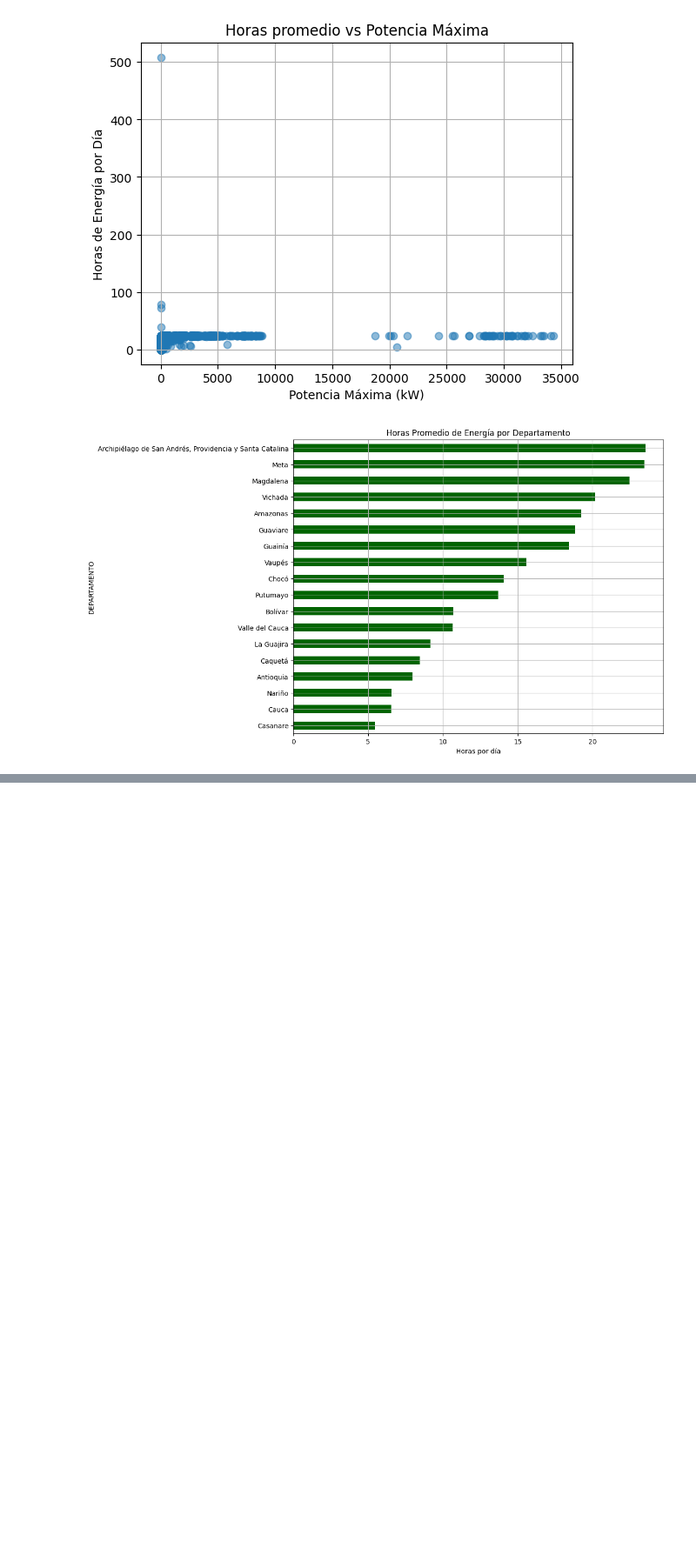
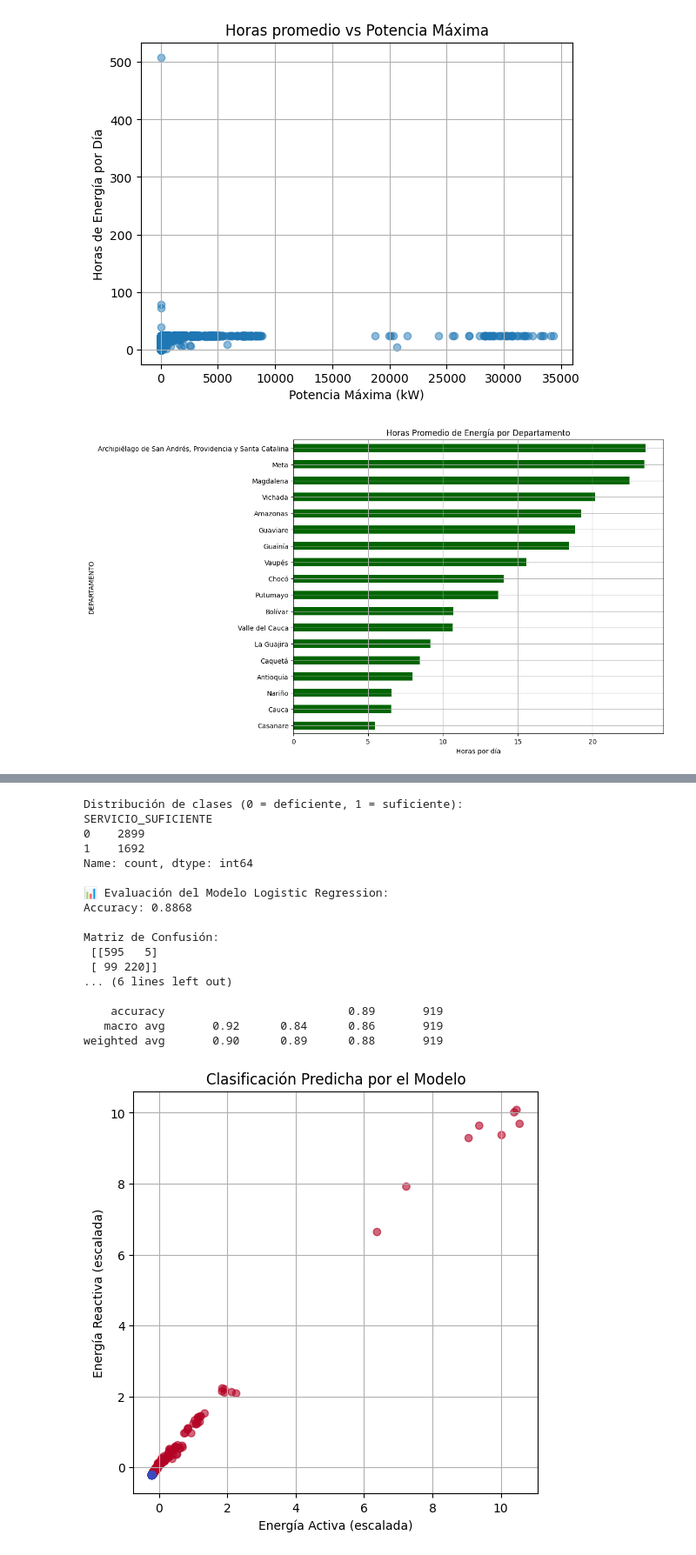
Before and after one commit to sebasflorezo/Proyecto-IA-Grupo-2, a Jupyter notebook: notebooks/Practica_Proyecto.ipynb, the cells around one changed output, grey strips where cells are left out. Shown: that part at 87% size. Saved outputs shown, nothing was run; the diff lists cells and outputs as text; code cells hidden in the pictures; blank space fills up the shorter version.

```diff
--- a/notebooks/Practica_Proyecto.ipynb
+++ b/notebooks/Practica_Proyecto.ipynb
@@ -987,0 +1219,74 @@ plt.show()
+# %%
+
+import pandas as pd
+import numpy as np
+import matplotlib.pyplot as plt
+from sklearn.model_selection import train_test_split
+from sklearn.preprocessing import StandardScaler
+from sklearn.linear_model import LogisticRegression
+from sklearn.metrics import accuracy_score, confusion_matrix, classification_report
+
+
+
+#  PASO 0: Crear variable de clasificación
+
+# 1 = servicio suficiente (≥12h), 0 = deficiente (<12h)
+df_datos['SERVICIO_SUFICIENTE'] = (df_datos['PROMEDIO DIARIO EN HORAS'] >= 12).astype(int)
+
+# Opcional: ver distribución
+print("Distribución de clases (0 = deficiente, 1 = suficiente):")
+print(df_datos['SERVICIO_SUFICIENTE'].value_counts())
+
+#  PASO 1: Preparar datos
+
+# Variables predictoras
+X = df_datos[['ENERGÍA ACTIVA', 'ENERGÍA REACTIVA', 'POTENCIA MÁXIMA']]
+y = df_datos['SERVICIO_SUFICIENTE']
+
+# Escalar los datos
+scaler = StandardScaler()
+X_scaled = scaler.fit_transform(X)
+
+# Separar en entrenamiento y prueba
+X_train, X_test, y_train, y_test = train_test_split(X_scaled, y, test_size=0.2, random_state=42)
+
+# PASO 2: Entrenar modelo de clasificación
+modelo_log = LogisticRegression(max_iter=1000, class_weight='balanced')  # Mejora balance de clases
+modelo_log.fit(X_train, y_train)
+
+# PASO 3: Predicción y evaluación
+y_pred_log = modelo_log.predict(X_test)
+
+# Métricas
+print("\n📊 Evaluación del Modelo Logistic Regression:")
+print(f"Accuracy: {accuracy_score(y_test, y_pred_log):.4f}")
+print("\nMatriz de Confusión:\n", confusion_matrix(y_test, y_pred_log))
+print("\nReporte de Clasificación:\n", classification_report(y_test, y_pred_log))
+
+# PASO 4: Visualización
+plt.figure(figsize=(6,6))
+plt.scatter(X_test[:, 0], X_test[:, 1], c=y_pred_log, cmap='coolwarm', alpha=0.6)
+plt.title("Clasificación Predicha por el Modelo")
+plt.xlabel("Energía Activa (escalada)")
+plt.ylabel("Energía Reactiva (escalada)")
+plt.grid(True)
+plt.show()
+# %% [output]
+Distribución de clases (0 = deficiente, 1 = suficiente):
+SERVICIO_SUFICIENTE
+0    2899
+1    1692
+Name: count, dtype: int64
+
+📊 Evaluación del Modelo Logistic Regression:
+Accuracy: 0.8868
+
+Matriz de Confusión:
+ [[595   5]
+ [ 99 220]]
+... (6 lines left out)
+
+    accuracy                           0.89       919
+   macro avg       0.92      0.84      0.86       919
+weighted avg       0.90      0.89      0.88       919
+[figure, added]
```
Also changed, not shown: parts of 13 cells of this notebook.
